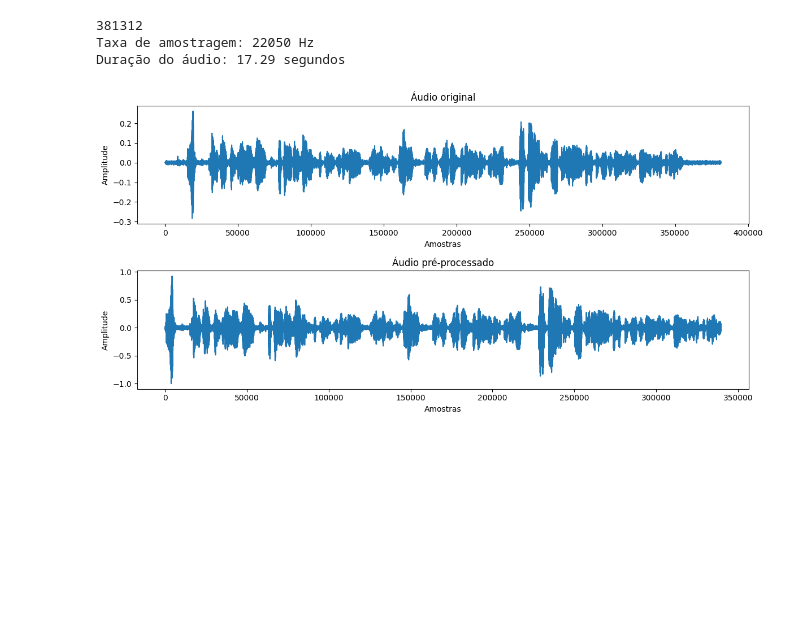
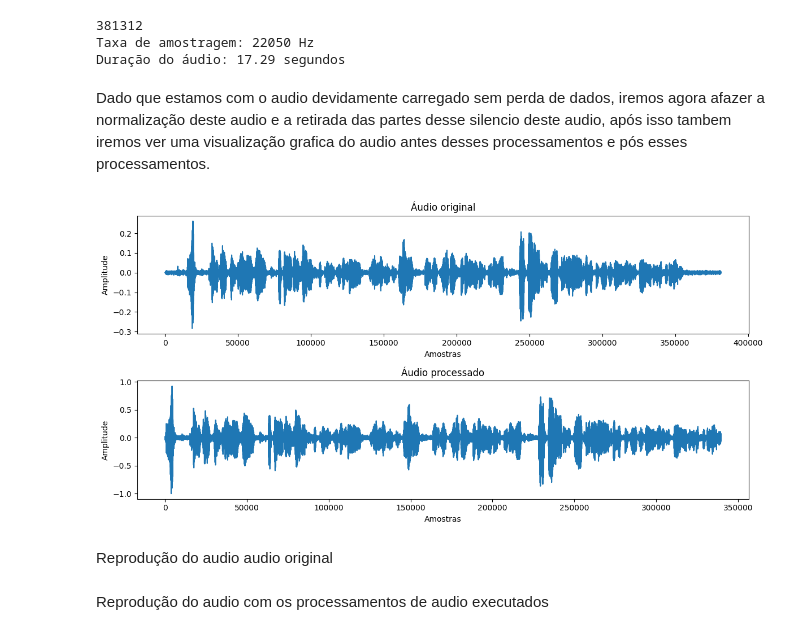
Before and after one commit to ThFabricio/desenvolvimento-e-execucao-de-software, a Jupyter notebook: atividades/execicio-01/exercicio-01.ipynb, the cells around one changed output. Drawn from its saved outputs; the diff is of its cells as text; code cells hidden in the pictures; blank space fills up the shorter version.

```diff
--- a/atividades/execicio-01/exercicio-01.ipynb
+++ b/atividades/execicio-01/exercicio-01.ipynb
@@ -110,39 +110,45 @@ print("Duração do áudio: {:.2f} segundos".format(duration))
 381312
 Taxa de amostragem: 22050 Hz
 Duração do áudio: 17.29 segundos
+# %% [markdown]
+Dado que estamos com o audio devidamente carregado sem perda de dados, iremos agora afazer a normalização deste audio e a retirada das partes desse silencio deste audio, após isso tambem iremos ver uma visualização grafica do audio antes desses processamentos e pós esses processamentos.
 # %%
 # Normalização
 normalized_audio = librosa.util.normalize(audio)
 
 # Remoção de silêncio
 trimmed_audio, _ = librosa.effects.trim(normalized_audio, top_db=20)
 
 # Visualização antes e depois do pré-processamento
 plt.figure(figsize=(12, 6))
 
 # Áudio original
 plt.subplot(2, 1, 1)
 plt.plot(audio)
 plt.title('Áudio original')
 plt.xlabel('Amostras')
 plt.ylabel('Amplitude')
 
 # Áudio pré-processado
 plt.subplot(2, 1, 2)
 plt.plot(trimmed_audio)
-plt.title('Áudio pré-processado')
+plt.title('Áudio processado')
 plt.xlabel('Amostras')
 plt.ylabel('Amplitude')
 
 plt.tight_layout()
 plt.show()
 # %% [output]
-[figure, old version]
+[figure, new version]
+# %% [markdown]
+Reprodução do audio audio original
 # %%
 import sounddevice as sd
 
 sd.play(audio, sr)
 sd.wait()
+# %% [markdown]
+Reprodução do audio com os processamentos de audio executados
 # %%
 sd.play(trimmed_audio, sr)
 sd.wait()
```
Also changed, not shown: parts of 11 cells of this notebook, 1 other file.
